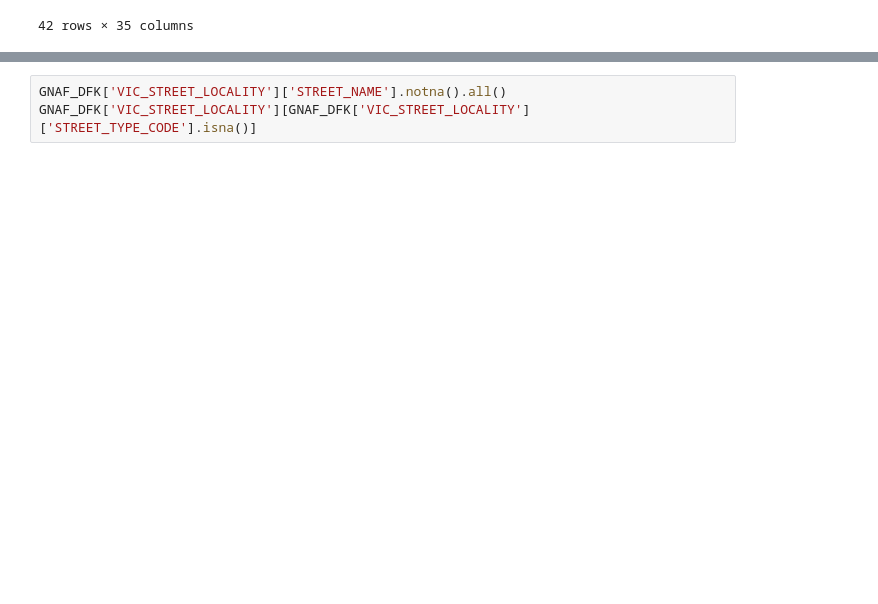
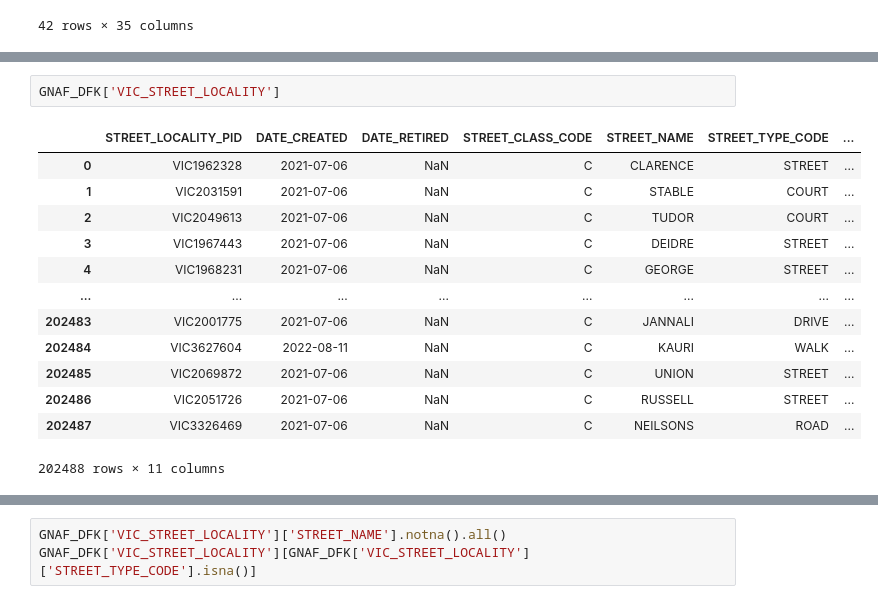
Before and after one commit to thanhan910/PTV, a Jupyter notebook: notebooks/gnaf-analysis.ipynb, the cells around one changed output, grey strips where cells are left out. Drawn from its saved outputs; the diff is of its cells as text; blank space fills up the shorter version.

```diff
--- a/notebooks/gnaf-analysis.ipynb
+++ b/notebooks/gnaf-analysis.ipynb
@@ -214,0 +223,16 @@ GNAF_DFK['VIC_LOCALITY_POINT'].query(f'LOCALITY_PID == "{locality_pid}"')
+# %%
+GNAF_DFK['VIC_STREET_LOCALITY']
+# %% [output]
+|  | STREET_LOCALITY_PID | DATE_CREATED | DATE_RETIRED | STREET_CLASS_CODE | STREET_NAME | STREET_TYPE_CODE | ... |
+| 0 | VIC1962328 | 2021-07-06 | NaN | C | CLARENCE | STREET | ... |
+| 1 | VIC2031591 | 2021-07-06 | NaN | C | STABLE | COURT | ... |
+| 2 | VIC2049613 | 2021-07-06 | NaN | C | TUDOR | COURT | ... |
+| 3 | VIC1967443 | 2021-07-06 | NaN | C | DEIDRE | STREET | ... |
+| 4 | VIC1968231 | 2021-07-06 | NaN | C | GEORGE | STREET | ... |
+| ... | ... | ... | ... | ... | ... | ... | ... |
+| 202483 | VIC2001775 | 2021-07-06 | NaN | C | JANNALI | DRIVE | ... |
+| 202484 | VIC3627604 | 2022-08-11 | NaN | C | KAURI | WALK | ... |
+| 202485 | VIC2069872 | 2021-07-06 | NaN | C | UNION | STREET | ... |
+| 202486 | VIC2051726 | 2021-07-06 | NaN | C | RUSSELL | STREET | ... |
+| 202487 | VIC3326469 | 2021-07-06 | NaN | C | NEILSONS | ROAD | ... |
+202488 rows × 11 columns
```
Also changed, not shown: parts of 6 cells of this notebook.
